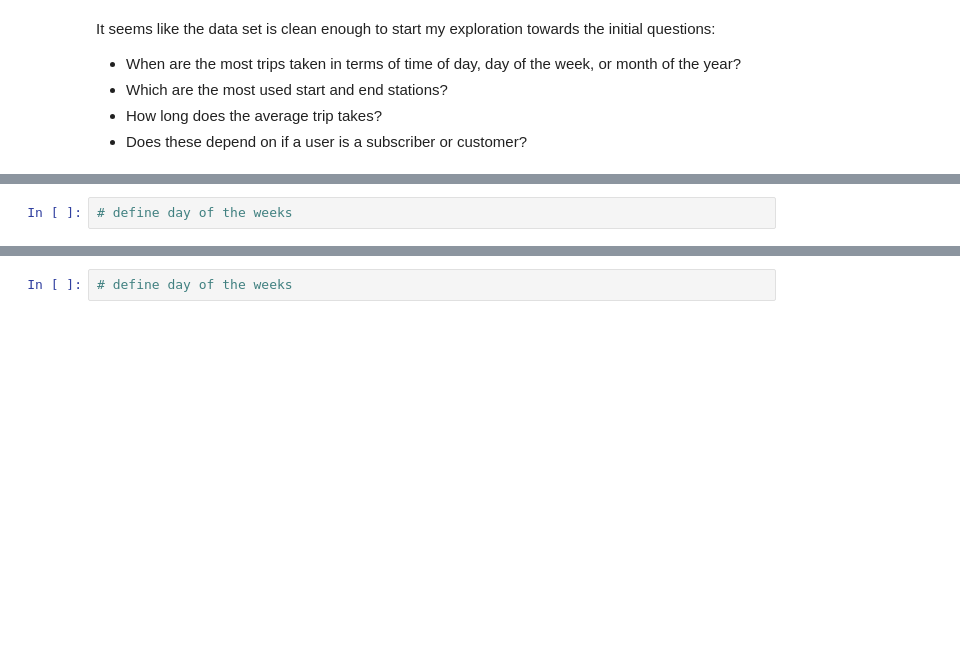
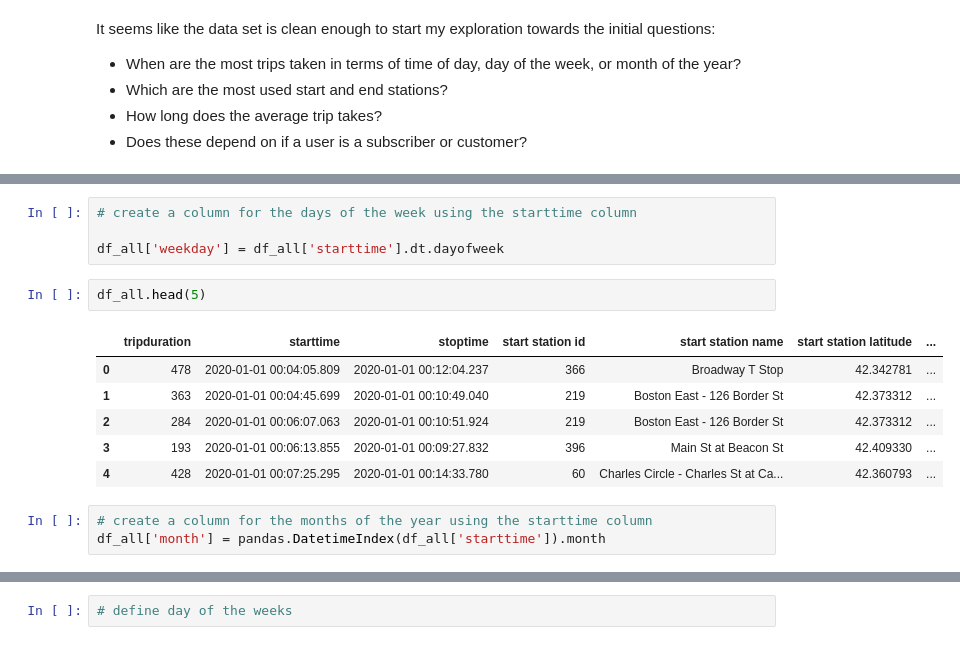
Before and after one commit to lillaszulyovszky/udacity-project-bikesharing-data-in-boston, a Jupyter notebook: bikesharing.ipynb, the cells around one changed output, grey strips where cells are left out. Drawn from its saved outputs; the diff is of its cells as text; blank space fills up the shorter version.

Commit message:
Update bikesharing.ipynb
added days of the week, month of the year, type of the weekday columns

```diff
--- a/bikesharing.ipynb
+++ b/bikesharing.ipynb
@@ -627,2 +617,16 @@ SyntaxError: invalid syntax (<ipython-input-104-16b6c8fa7083>, line 4)
-# %%
-# define day of the weeks
+# %%
+# create a column for the days of the week using the starttime column
+
+df_all['weekday'] = df_all['starttime'].dt.dayofweek
+# %%
+df_all.head(5)
+# %% [output]
+|  | tripduration | starttime | stoptime | start station id | start station name | start station latitude | ... |
+| 0 | 478 | 2020-01-01 00:04:05.809 | 2020-01-01 00:12:04.237 | 366 | Broadway T Stop | 42.342781 | ... |
+| 1 | 363 | 2020-01-01 00:04:45.699 | 2020-01-01 00:10:49.040 | 219 | Boston East - 126 Border St | 42.373312 | ... |
+| 2 | 284 | 2020-01-01 00:06:07.063 | 2020-01-01 00:10:51.924 | 219 | Boston East - 126 Border St | 42.373312 | ... |
+| 3 | 193 | 2020-01-01 00:06:13.855 | 2020-01-01 00:09:27.832 | 396 | Main St at Beacon St | 42.409330 | ... |
+| 4 | 428 | 2020-01-01 00:07:25.295 | 2020-01-01 00:14:33.780 | 60 | Charles Circle - Charles St at Ca... | 42.360793 | ... |
+# %%
+# create a column for the months of the year using the starttime column
+df_all['month'] = pandas.DatetimeIndex(df_all['starttime']).month
```
Also changed, not shown: parts of 9 cells of this notebook.
